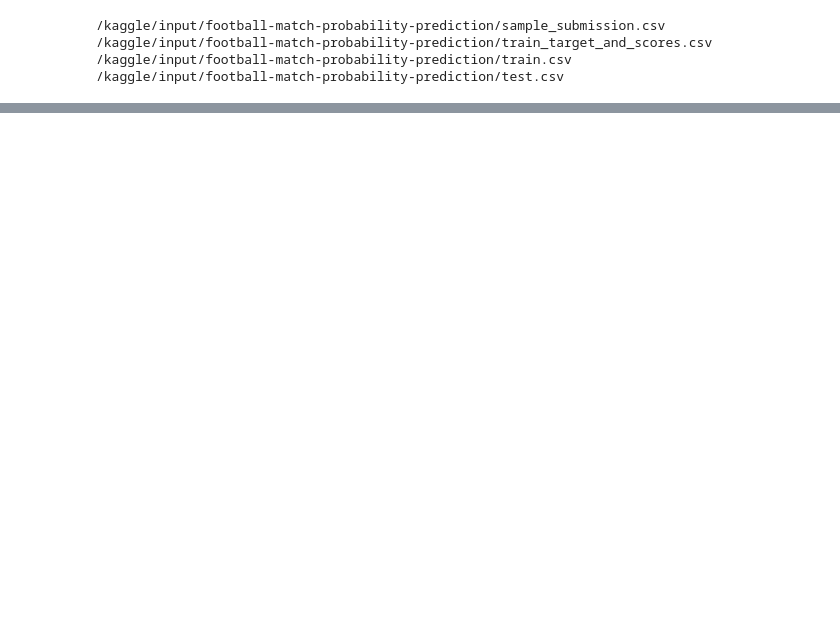
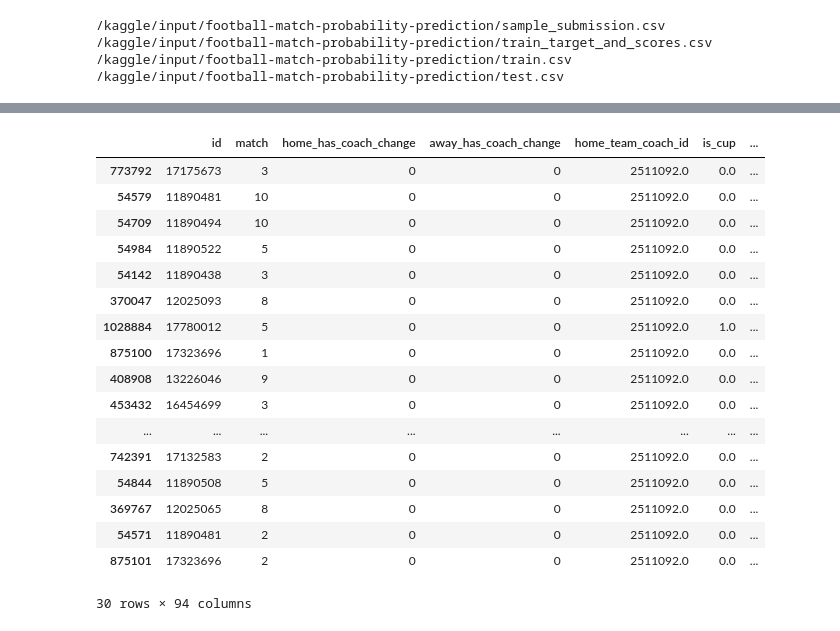
Before and after one commit to SzeYeung1/Football_Prediction, a Jupyter notebook: football-prediction-xgboost-2nd-trial.ipynb, the cells around one changed output, grey strips where cells are left out. Cells and saved outputs as stored; diff of their text form; code cells hidden in the pictures; blank space fills up the shorter version.

```diff
--- a/football-prediction-xgboost-2nd-trial.ipynb
+++ b/football-prediction-xgboost-2nd-trial.ipynb
@@ -303,0 +503,5 @@ def add_attack_defense_strength_features(df):
+# %%
+xxx2['home_team_coach_league_mean_goal']=(xxx2['cumsum'])/(xxx2['cumcount']+1)
+# %%
+xxx3=xxx2[['home_team_history_coach','home_team_history_league_id','home_team_history_match_date','home_team_coach_league_mean_goal']]
+xxx3.columns=['home_team_coach_id','league_id','home_team_history_match_date','home_team_coach_league_mean_goal']
@@ -303,0 +534,4 @@ def add_attack_defense_strength_features(df):
+# %%
+xxx3=xxx3.drop_duplicates(subset=['home_team_coach_id','league_id','home_team_history_match_date'])
+# %%
+yyy=train2.merge(xxx3, how='left', validate='many_to_one')
@@ -303,0 +554,21 @@ def add_attack_defense_strength_features(df):
+# %%
+yyy.loc[yyy.home_team_history_coach==2511092].sample(30)
+# %% [output]
+|  | id | match | home_has_coach_change | away_has_coach_change | home_team_coach_id | is_cup | ... |
+| 773792 | 17175673 | 3 | 0 | 0 | 2511092.0 | 0.0 | ... |
+| 54579 | 11890481 | 10 | 0 | 0 | 2511092.0 | 0.0 | ... |
+| 54709 | 11890494 | 10 | 0 | 0 | 2511092.0 | 0.0 | ... |
+| 54984 | 11890522 | 5 | 0 | 0 | 2511092.0 | 0.0 | ... |
+| 54142 | 11890438 | 3 | 0 | 0 | 2511092.0 | 0.0 | ... |
+| 370047 | 12025093 | 8 | 0 | 0 | 2511092.0 | 0.0 | ... |
+| 1028884 | 17780012 | 5 | 0 | 0 | 2511092.0 | 1.0 | ... |
+| 875100 | 17323696 | 1 | 0 | 0 | 2511092.0 | 0.0 | ... |
+| 408908 | 13226046 | 9 | 0 | 0 | 2511092.0 | 0.0 | ... |
+| 453432 | 16454699 | 3 | 0 | 0 | 2511092.0 | 0.0 | ... |
+| ... | ... | ... | ... | ... | ... | ... | ... |
+| 742391 | 17132583 | 2 | 0 | 0 | 2511092.0 | 0.0 | ... |
+| 54844 | 11890508 | 5 | 0 | 0 | 2511092.0 | 0.0 | ... |
+| 369767 | 12025065 | 8 | 0 | 0 | 2511092.0 | 0.0 | ... |
+| 54571 | 11890481 | 2 | 0 | 0 | 2511092.0 | 0.0 | ... |
+| 875101 | 17323696 | 2 | 0 | 0 | 2511092.0 | 0.0 | ... |
+30 rows × 94 columns
```
Also changed, not shown: parts of 36 cells of this notebook.
